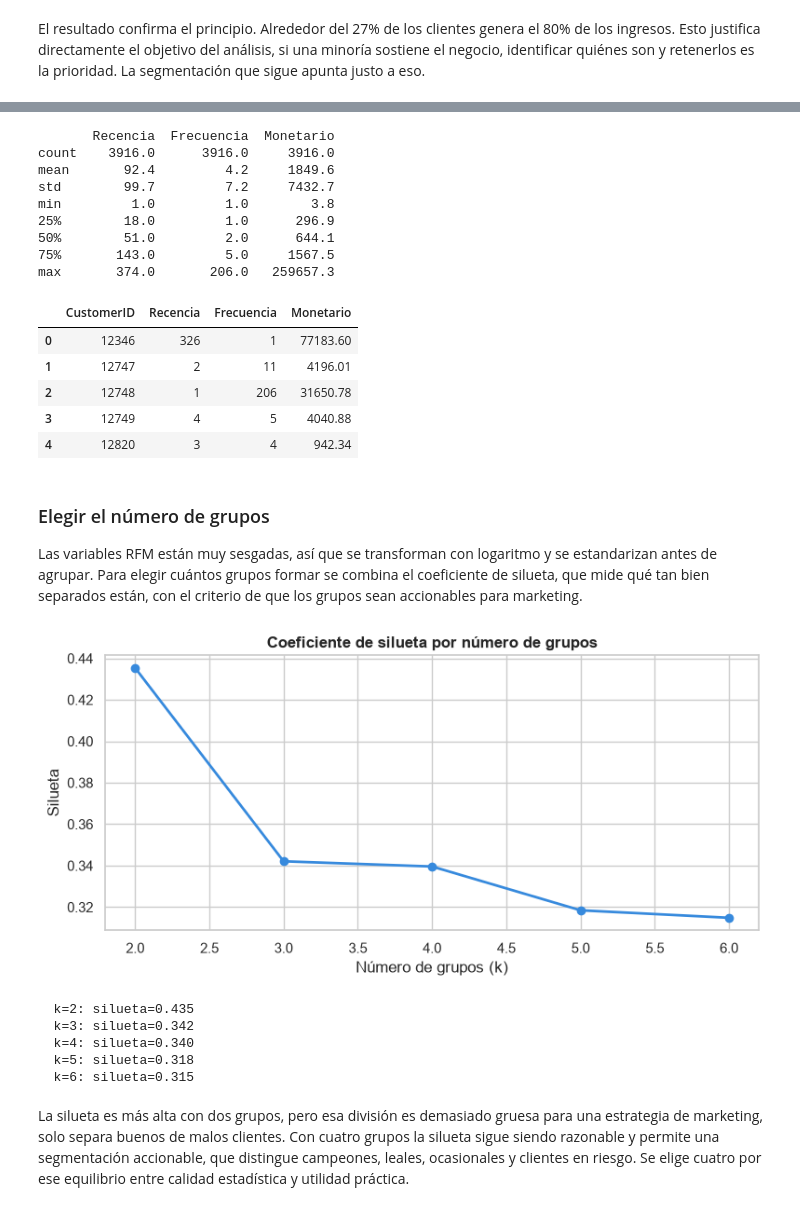
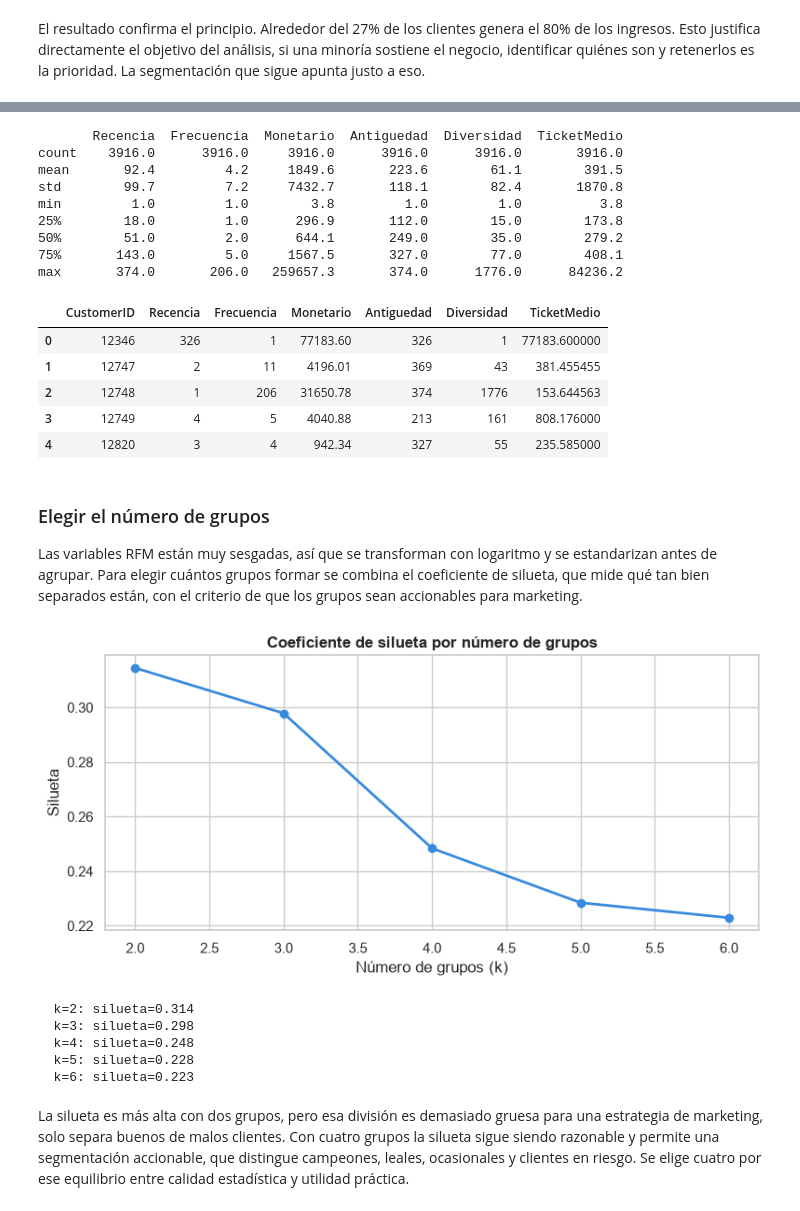
Before and after one commit to JLosada-Dev/estadistica-especializacion, a Jupyter notebook: notebooks/Taller_4_retail_analisis_completo.ipynb, the cells around one changed output, grey strips where cells are left out. Drawn from its saved outputs; the diff is of its cells as text; code cells hidden in the pictures.

```diff
--- a/notebooks/Taller_4_retail_analisis_completo.ipynb
+++ b/notebooks/Taller_4_retail_analisis_completo.ipynb
@@ -616,58 +618,64 @@ rfm = (
         Recencia=("InvoiceDate", lambda x: (fecha_ref - x.max()).days),
         Frecuencia=("InvoiceNo", "nunique"),
         Monetario=("TotalPrice", "sum"),
+        Antiguedad=("InvoiceDate", lambda x: (fecha_ref - x.min()).days),
+        Diversidad=("Description", "nunique"),
     )
     .reset_index()
 )
+# Ticket medio: gasto promedio por factura de cada cliente
+ticket = df_cli.groupby(["CustomerID", "InvoiceNo"])["TotalPrice"].sum().groupby("CustomerID").mean()
+rfm["TicketMedio"] = rfm["CustomerID"].map(ticket)
 
-print(rfm[["Recencia", "Frecuencia", "Monetario"]].describe().round(1))
+variables = ["Recencia", "Frecuencia", "Monetario", "Antiguedad", "Diversidad", "TicketMedio"]
+print(rfm[variables].describe().round(1))
 rfm.head()
 # %% [output]
-       Recencia  Frecuencia  Monetario
-count    3916.0      3916.0     3916.0
-mean       92.4         4.2     1849.6
-std        99.7         7.2     7432.7
-min         1.0         1.0        3.8
-25%        18.0         1.0      296.9
-50%        51.0         2.0      644.1
-75%       143.0         5.0     1567.5
-max       374.0       206.0   259657.3
+       Recencia  Frecuencia  Monetario  Antiguedad  Diversidad  TicketMedio
+count    3916.0      3916.0     3916.0      3916.0      3916.0       3916.0
+mean       92.4         4.2     1849.6       223.6        61.1        391.5
+std        99.7         7.2     7432.7       118.1        82.4       1870.8
+min         1.0         1.0        3.8         1.0         1.0          3.8
+25%        18.0         1.0      296.9       112.0        15.0        173.8
+50%        51.0         2.0      644.1       249.0        35.0        279.2
+75%       143.0         5.0     1567.5       327.0        77.0        408.1
+max       374.0       206.0   259657.3       374.0      1776.0      84236.2
-|  | CustomerID | Recencia | Frecuencia | Monetario |
-| 0 | 12346 | 326 | 1 | 77183.60 |
-| 1 | 12747 | 2 | 11 | 4196.01 |
-| 2 | 12748 | 1 | 206 | 31650.78 |
-| 3 | 12749 | 4 | 5 | 4040.88 |
-| 4 | 12820 | 3 | 4 | 942.34 |
+|  | CustomerID | Recencia | Frecuencia | Monetario | Antiguedad | Diversidad | TicketMedio |
+| 0 | 12346 | 326 | 1 | 77183.60 | 326 | 1 | 77183.600000 |
+| 1 | 12747 | 2 | 11 | 4196.01 | 369 | 43 | 381.455455 |
+| 2 | 12748 | 1 | 206 | 31650.78 | 374 | 1776 | 153.644563 |
+| 3 | 12749 | 4 | 5 | 4040.88 | 213 | 161 | 808.176000 |
+| 4 | 12820 | 3 | 4 | 942.34 | 327 | 55 | 235.585000 |
 # %% [markdown]
 ### Elegir el número de grupos
 
 Las variables RFM están muy sesgadas, así que se transforman con logaritmo y se estandarizan antes de agrupar. Para elegir cuántos grupos formar se combina el coeficiente de silueta, que mide qué tan bien separados están, con el criterio de que los grupos sean accionables para marketing.
 # %%
-X = np.log1p(rfm[["Recencia", "Frecuencia", "Monetario"]])
+X = np.log1p(rfm[variables])
 X_esc = StandardScaler().fit_transform(X)
 
 sil = {}
 for k in range(2, 7):
     km = KMeans(n_clusters=k, random_state=42, n_init=10).fit(X_esc)
     sil[k] = silhouette_score(X_esc, km.labels_)
 
 fig, ax = plt.subplots(figsize=(8, 4))
 ax.plot(list(sil.keys()), list(sil.values()), marker="o", color="#378ADD", linewidth=2)
 ax.set_title("Coeficiente de silueta por número de grupos", fontweight="bold")
 ax.set_xlabel("Número de grupos (k)")
 ax.set_ylabel("Silueta")
 plt.tight_layout()
 plt.show()
 
 for k, s in sil.items():
     print(f"  k={k}: silueta={s:.3f}")
 # %% [output]
-[figure, old version]
+[figure, new version]
-  k=2: silueta=0.435
-  k=3: silueta=0.342
-  k=4: silueta=0.340
-  k=5: silueta=0.318
-  k=6: silueta=0.315
+  k=2: silueta=0.314
+  k=3: silueta=0.298
+  k=4: silueta=0.248
+  k=5: silueta=0.228
+  k=6: silueta=0.223
 # %% [markdown]
 La silueta es más alta con dos grupos, pero esa división es demasiado gruesa para una estrategia de marketing, solo separa buenos de malos clientes. Con cuatro grupos la silueta sigue siendo razonable y permite una segmentación accionable, que distingue campeones, leales, ocasionales y clientes en riesgo. Se elige cuatro por ese equilibrio entre calidad estadística y utilidad práctica.
 # %%
```
Also changed, not shown: parts of 14 cells of this notebook, 15 other files.
